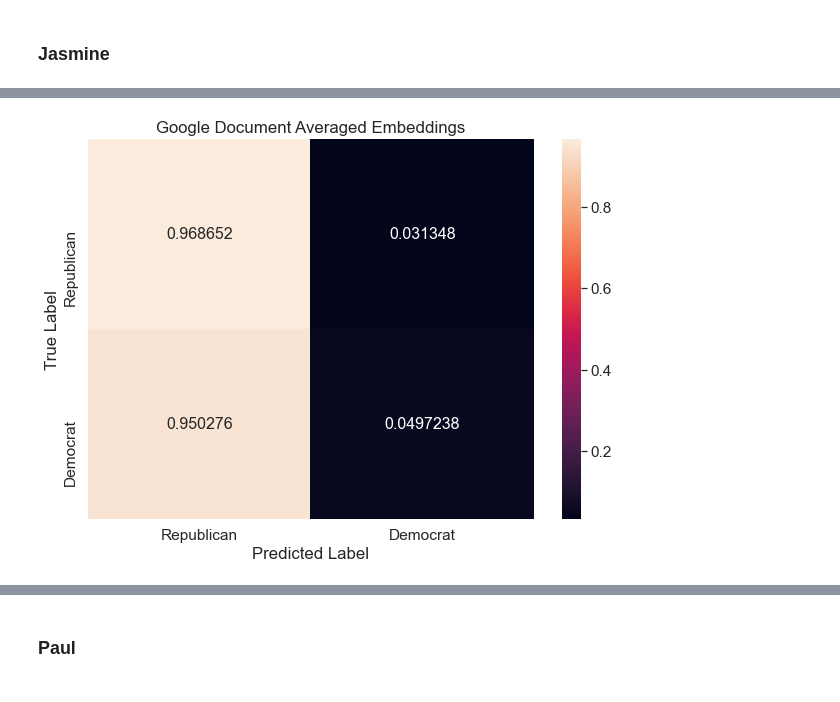
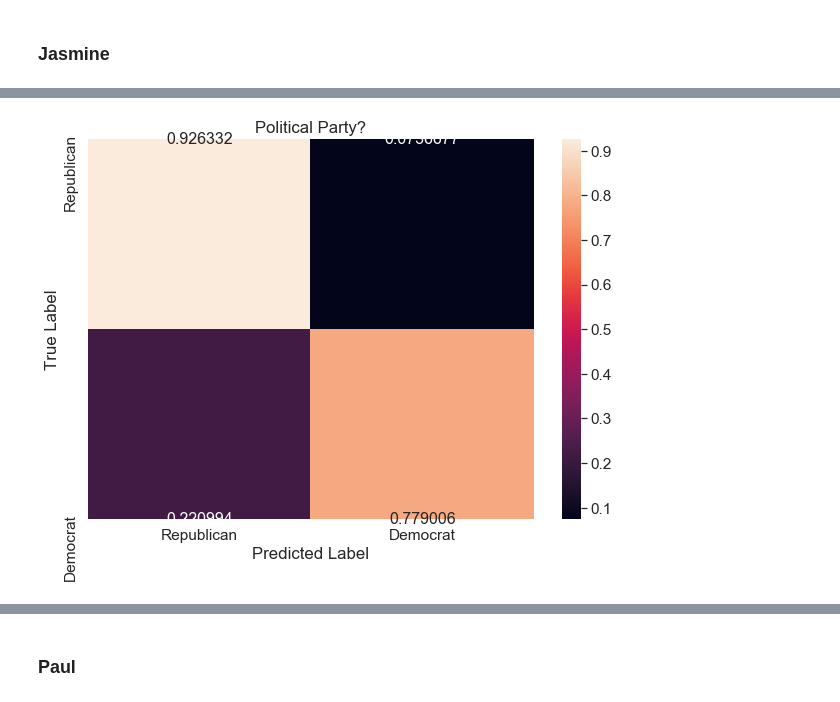
Before and after one commit to paulbsalamanca/CSS-Project-5-Team-6-Spring-2021, a Jupyter notebook: Project 5 Student.ipynb, the cells around one changed output, grey strips where cells are left out. Drawn from its saved outputs; the diff is of its cells as text; code cells hidden in the pictures.

```diff
--- a/Project 5 Student.ipynb
+++ b/Project 5 Student.ipynb
@@ -531 +648,5 @@ See the caveats in the documentation: https://pandas.pydata.org/pandas-docs/stab
+# %%
+#Polarity & subjectivity for Dems vs. Republicans and House vs. Senate
+congress_tweets['polarity'] = congress_tweets['tokens'].map(lambda text: TextBlob(text).sentiment.polarity)
+congress_tweets['subjectivity'] = congress_tweets['tokens'].map(lambda text: TextBlob(text).sentiment.subjectivity)
 # %%
@@ -660,6 +749,6 @@ sentiment_score
 # %%
 # combine into dataframe
-engineered_features = topic_dist_df.join(character_count).join(word_count).join(sentiment_score)
+engineered_features = topic_dist_df.join(character_count).join(word_count).join(congress_tweets.reset_index(drop=True))
 engineered_features
 # %% [output]
 |  | Topic 0 | Topic 1 | Topic 2 | Topic 3 | Topic 4 | Topic 5 | character_count | word_count | tweet_id | ... |
@@ -1087,0 +1185,18 @@ X = StandardScaler().fit_transform(engineered_features_df)
+# %%
+#create a model for political party
+logit_reg = LogisticRegression()
+
+param_grid = {'penalty': ['l1', 'l2', 'elasticnet'],
+             'C': np.arange(.1, 1, .1),
+               'fit_intercept': ['True', 'False'],
+             'solver': ['liblinear', 'saga']}
+
+logit_grid = GridSearchCV(logit_reg, param_grid, cv=3, iid=False, verbose = 2,
+                          scoring=['accuracy', 'precision', 'recall', 'f1'], n_jobs = -1,
+                           refit = 'accuracy')
+logit_grid.fit(X, y_1)
+
+metrics = ["params", "mean_test_accuracy", "mean_test_precision",
+           "mean_test_recall", "mean_test_f1", "mean_fit_time"]
+for i in metrics:
+    print(i, ":", logit_grid.cv_results_[i][logit_grid.best_index_])
@@ -1088,38 +1215,36 @@ X = StandardScaler().fit_transform(engineered_features_df)
 # %%
-#for dataframe, featurization in zip(dataframes, featurization_technique): (trying to resolve error)
-lb_style = LabelBinarizer()
-y = lb_style.fit_transform(congress_tweets['party'].replace('Independent','Democrat'))
-
+#Run political party with hyperparameters
 X_train, X_test, y_train, y_test = train_test_split(X,
-                                                    y,
+                                                    y_1,
                                                     train_size = .80,
                                                     test_size=0.20,
                                                     random_state = 10)
-# create a model
-logit_reg = LogisticRegression()
+logit_tune = LogisticRegression(C = 0.1,
+                              fit_intercept = True,
+                              penalty = 'l1',
+                              solver = 'liblinear')
 
-# fit the model
-logit_model = logit_reg.fit(X_train, y_train.ravel())
+logit_model= logit_tune.fit(X_train, y_train.ravel())
 
 y_pred = logit_model.predict(X_test)
 
 cf_matrix = confusion_matrix(y_test, y_pred, normalize = "true")
 
 df_cm = pd.DataFrame(cf_matrix, range(2),
                   range(2))
 
 df_cm = df_cm.rename(index=str, columns={0: "Republican", 1: "Democrat"})
 df_cm.index = ["Republican", "Democrat"]
 plt.figure(figsize = (10,7))
 sns.set(font_scale=1.4)#for label size
 sns.heatmap(df_cm,
            annot=True,
            annot_kws={"size": 16},
            fmt='g')
 
-plt.title('Google Document Averaged Embeddings')
+plt.title('Political Party?')
 plt.xlabel("Predicted Label")
 plt.ylabel("True Label")
 plt.show()
 # %% [output]
-[figure, old version]
+[figure, new version]
```
Also changed, not shown: parts of 33 cells of this notebook, 2 other files.
